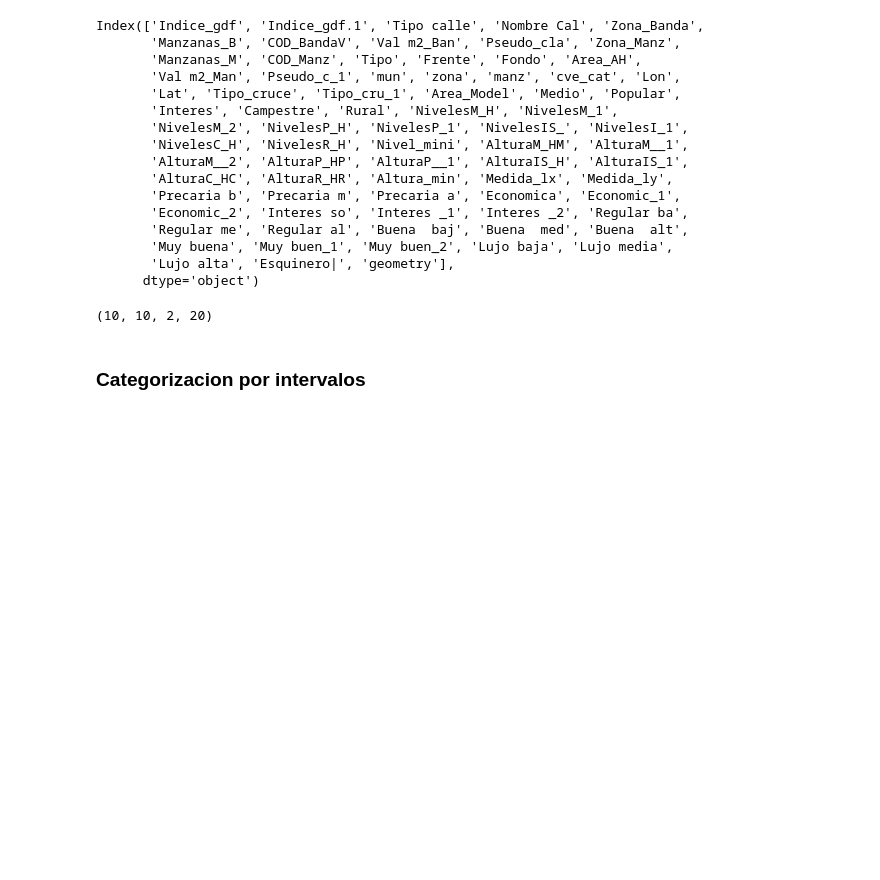
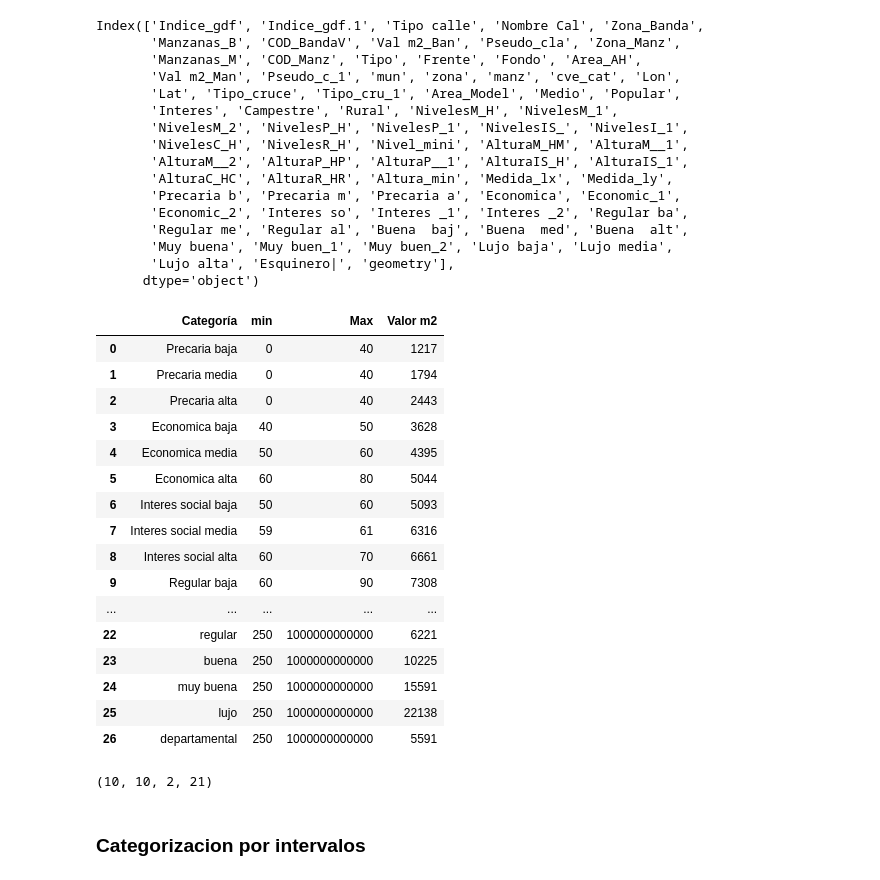
Before and after one commit to DiosLara/Newst_codes, a Jupyter notebook: Valor_Catastral/Prueba_valor_catastral.ipynb, the cells around one changed output. Saved outputs shown, nothing was run; the diff lists cells and outputs as text; code cells hidden in the pictures; blank space fills up the shorter version.

```diff
--- a/Valor_Catastral/Prueba_valor_catastral.ipynb
+++ b/Valor_Catastral/Prueba_valor_catastral.ipynb
@@ -35,6 +35,27 @@ Index(['Indice_gdf', 'Indice_gdf.1', 'Tipo calle', 'Nombre Cal', 'Zona_Banda',
        'Muy buena', 'Muy buen_1', 'Muy buen_2', 'Lujo baja', 'Lujo media',
        'Lujo alta', 'Esquinero|', 'geometry'],
       dtype='object')
+# %%
+vu_const = pd.read_excel('./Data/Valor de construccion unitario habitacional naucalpan.xlsx')
+vu_const
+# %% [output]
+|  | Categoría | min | Max | Valor m2 |
+| 0 | Precaria baja | 0 | 40 | 1217 |
+| 1 | Precaria media | 0 | 40 | 1794 |
+| 2 | Precaria alta | 0 | 40 | 2443 |
+| 3 | Economica baja | 40 | 50 | 3628 |
+| 4 | Economica media | 50 | 60 | 4395 |
+| 5 | Economica alta | 60 | 80 | 5044 |
+| 6 | Interes social baja | 50 | 60 | 5093 |
+| 7 | Interes social media | 59 | 61 | 6316 |
+| 8 | Interes social alta | 60 | 70 | 6661 |
+| 9 | Regular baja | 60 | 90 | 7308 |
+| ... | ... | ... | ... | ... |
+| 22 | regular | 250 | 1000000000000 | 6221 |
+| 23 | buena | 250 | 1000000000000 | 10225 |
+| 24 | muy buena | 250 | 1000000000000 | 15591 |
+| 25 | lujo | 250 | 1000000000000 | 22138 |
+| 26 | departamental | 250 | 1000000000000 | 5591 |
 # %%
 # Obtenemos las columnas de altura, nivel, y valores para borrarlas, ya que se hara de nuevo la clasificacion
 cols_altura = np.array([])
@@ -50,11 +71,11 @@ for col in datos:
         cols_nivel = np.append(cols_nivel, col)
     elif col.lower().strip().startswith('val'):
         cols_valor_uni = np.append(cols_valor_uni,col)
-    elif col.lower().strip().startswith('precaria') or col.lower().strip().startswith('economica') or col.lower().strip().startswith('interes') or col.lower().strip().startswith('regular') or col.lower().strip().startswith('buena') or col.lower().strip().startswith('muy') or col.lower().strip().startswith('lujo'):
+    elif col in list(vu_const['Categoría']):
         cols_otros = np.append(cols_otros, col)
 len(cols_altura), len(cols_nivel), len(cols_valor_uni), len(cols_otros)
 # %% [output]
-(10, 10, 2, 20)
+(10, 10, 2, 21)
 # %% [markdown]
 ### Categorizacion por intervalos
 # %%
```
Also changed, not shown: parts of 12 cells of this notebook, 1 other file.
